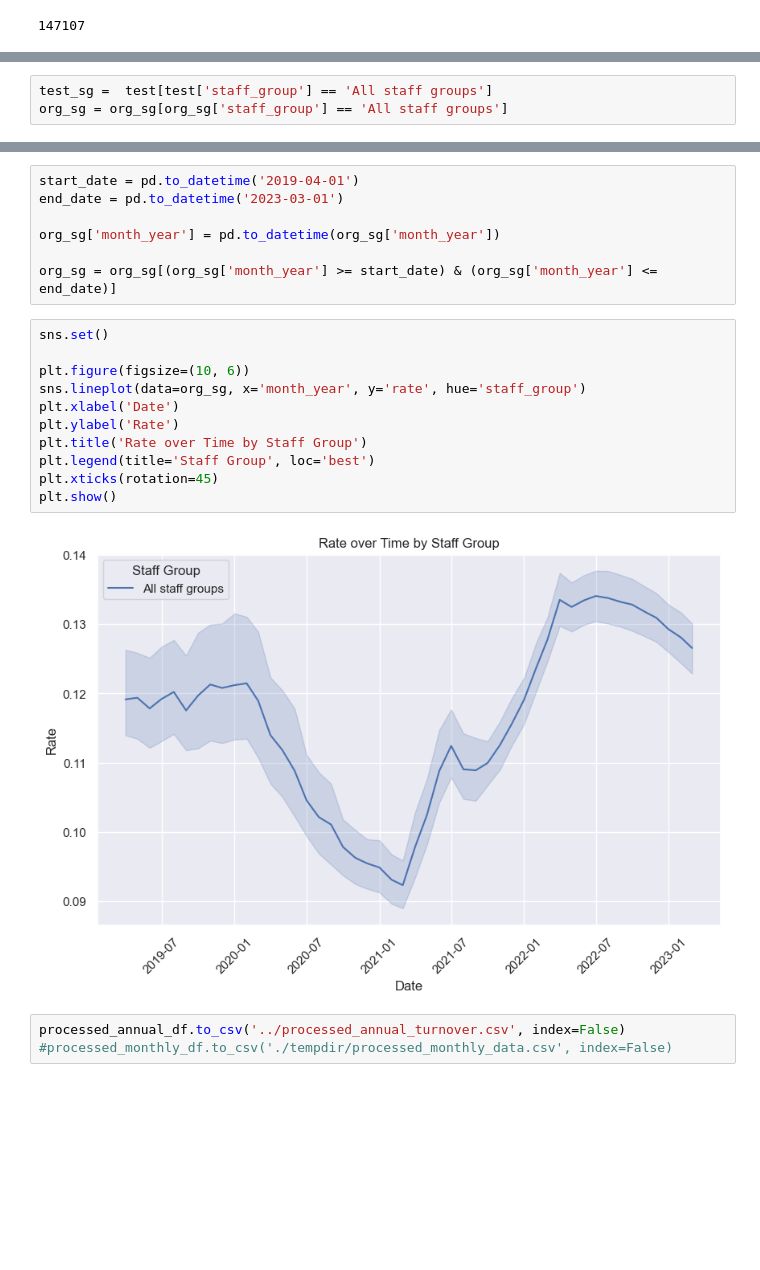
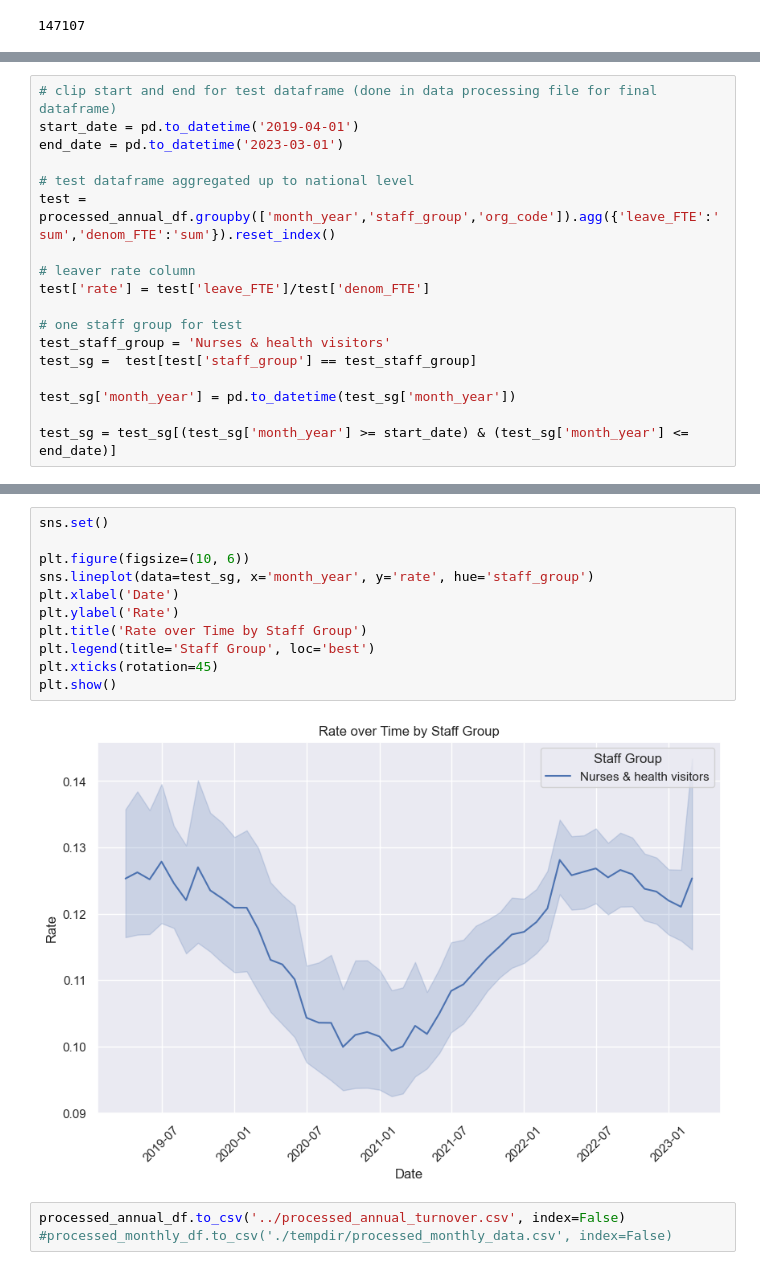
Before and after one commit to marierrogers/HSMAproject2023, a Jupyter notebook: 01_data/data_wrangling/2-wrangle-file-data.ipynb, the cells around one changed output, grey strips where cells are left out. Drawn from its saved outputs; the diff is of its cells as text; blank space fills up the shorter version.

```diff
--- a/01_data/data_wrangling/2-wrangle-file-data.ipynb
+++ b/01_data/data_wrangling/2-wrangle-file-data.ipynb
@@ -134,0 +125,18 @@ Convert date column to date type and add a year to be in line with other dataset
+# %%
+# clip start and end for test dataframe (done in data processing file for final dataframe)
+start_date = pd.to_datetime('2019-04-01')
+end_date = pd.to_datetime('2023-03-01')
+
+# test dataframe aggregated up to national level
+test = processed_annual_df.groupby(['month_year','staff_group','org_code']).agg({'leave_FTE':'sum','denom_FTE':'sum'}).reset_index()
+
+# leaver rate column
+test['rate'] = test['leave_FTE']/test['denom_FTE']
+
+# one staff group for test
+test_staff_group = 'Nurses & health visitors'
+test_sg =  test[test['staff_group'] == test_staff_group]
+
+test_sg['month_year'] = pd.to_datetime(test_sg['month_year'])
+
+test_sg = test_sg[(test_sg['month_year'] >= start_date) & (test_sg['month_year'] <= end_date)]
@@ -141,3 +153,0 @@ org_sg['rate'] = org_sg['leave_FTE']/org_sg['denom_FTE']
-# %%
-test_sg =  test[test['staff_group'] == 'All staff groups']
-org_sg = org_sg[org_sg['staff_group'] == 'All staff groups']
@@ -163,23 +154,16 @@ test_sub_sg
-# %%
-start_date = pd.to_datetime('2019-04-01')
-end_date = pd.to_datetime('2023-03-01')
-
-org_sg['month_year'] = pd.to_datetime(org_sg['month_year'])
-
-org_sg = org_sg[(org_sg['month_year'] >= start_date) & (org_sg['month_year'] <= end_date)]
 # %%
 sns.set()
 
 plt.figure(figsize=(10, 6))
-sns.lineplot(data=org_sg, x='month_year', y='rate', hue='staff_group')
+sns.lineplot(data=test_sg, x='month_year', y='rate', hue='staff_group')
 plt.xlabel('Date')
 plt.ylabel('Rate')
 plt.title('Rate over Time by Staff Group')
 plt.legend(title='Staff Group', loc='best')
 plt.xticks(rotation=45)
 plt.show()
 # %% [output]
-[figure, old version]
+[figure, new version]
 # %%
 processed_annual_df.to_csv('../processed_annual_turnover.csv', index=False)
 #processed_monthly_df.to_csv('./tempdir/processed_monthly_data.csv', index=False)
```
Also changed, not shown: parts of 9 cells of this notebook, 4 other files.
